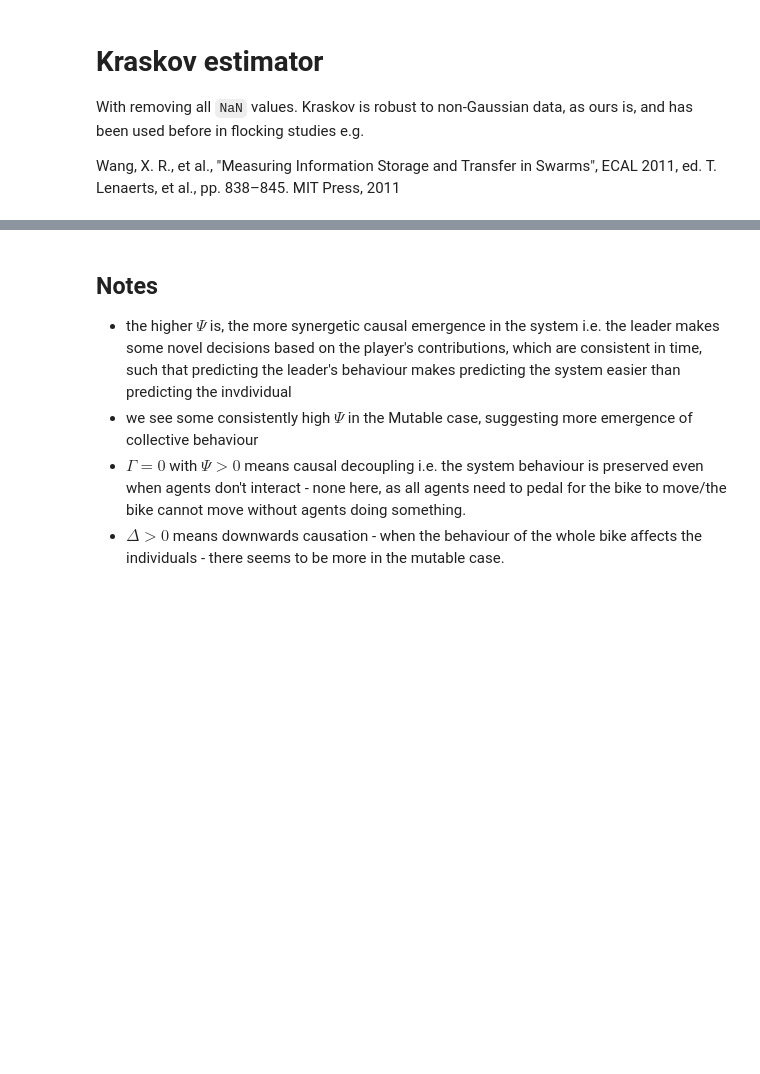
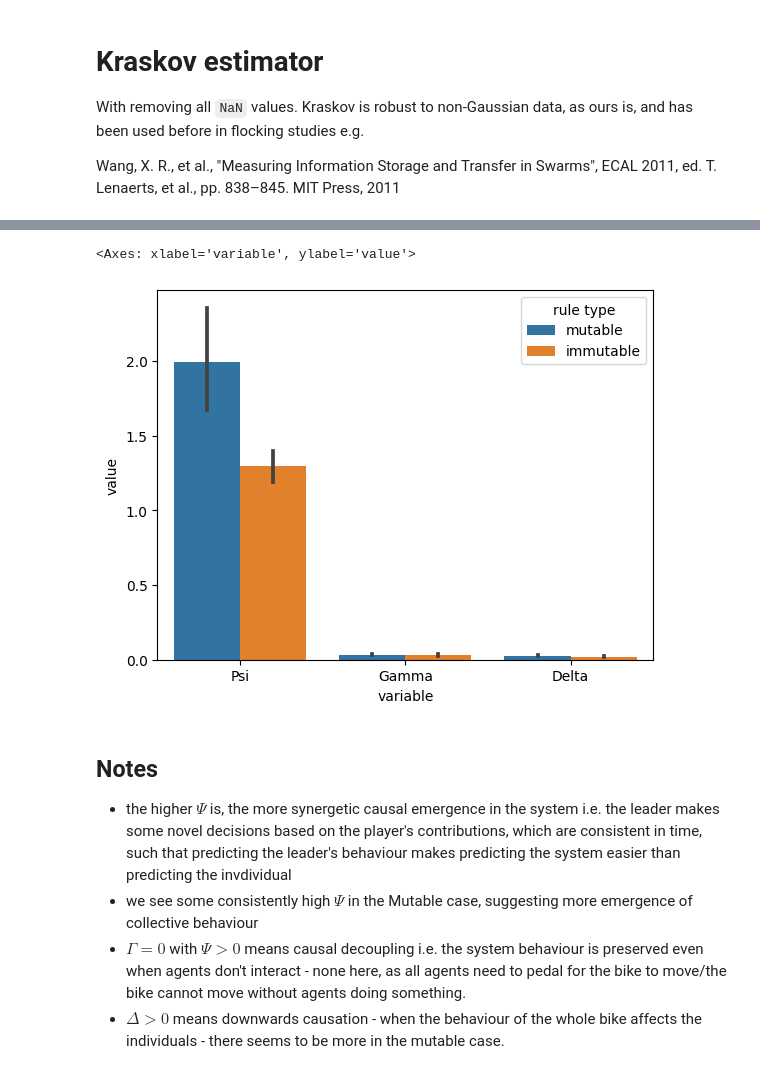
Before and after one commit to MattSScott/MegaBike, a Jupyter notebook: MegaBike-information-theory.ipynb, the cells around one changed output, grey strips where cells are left out. Saved outputs shown, nothing was run; the diff lists cells and outputs as text; code cells hidden in the pictures; blank space fills up the shorter version.

```diff
--- a/MegaBike-information-theory.ipynb
+++ b/MegaBike-information-theory.ipynb
@@ -113,3 +175,8 @@ pt.RainCloud(data = df_all, x = 'rule type', y = 'Delta')
+# %%
+sns.barplot(data = df_melt, x='variable', y='value', hue = 'rule type')
+# %% [output]
+<Axes: xlabel='variable', ylabel='value'>
+[figure, added]
 # %% [markdown]
 ## Notes
 
```
Also changed, not shown: parts of 35 cells of this notebook, 2 other files.
